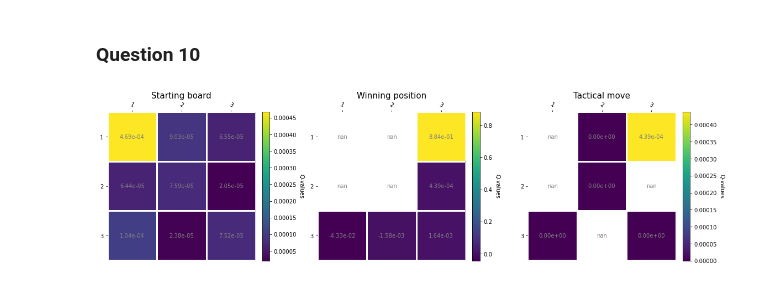
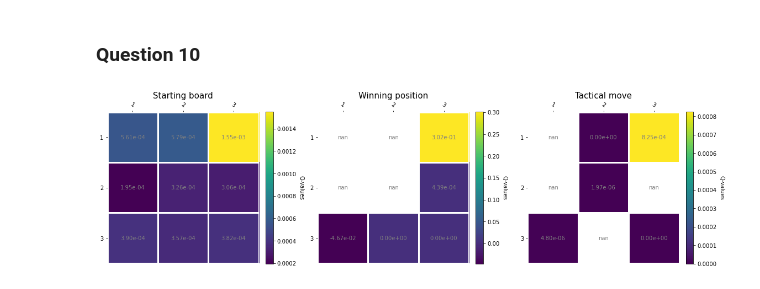
Before and after one commit to Ingloryon/ANN2022_TicTacToe, a Jupyter notebook: QLearning.ipynb, the cells around one changed output. Saved outputs shown, nothing was run; the diff lists cells and outputs as text; code cells hidden in the pictures.

```diff
--- a/QLearning.ipynb
+++ b/QLearning.ipynb
@@ -214,32 +214,32 @@ states = ["---------", "XX-OO----", "X--O-X-O-"]
 titles = ["Starting board", "Winning position", "Tactical move"]
 
 # situation1: Starting board
 """
 - - -
 - - -
 - - -
 """
 # situation2: Winning position
 """
 X X -
 O O -
 - - -
 """
 
 # situation3: Tactical move
 """
 X - -
 O - X
 - O -
 """
 
 # Train the self-learners to obtain final Q-values
 epsilon_min = 0.1
 epsilon_max = 0.8
-n_star = 10000 # TODO change to the best n_start
+n_star = 40000
 training2 = QTraining(lambda ep: max(epsilon_min, epsilon_max*(1-ep/n_star)))
 training2.train(0.5, run_test=False, self_learning=True)
 
 plot_game_heatmaps(states, training2.Q_vals, titles)
 # %% [output]
-[figure, old version]
+[figure, new version]
```
Also changed, not shown: parts of 1 cell of this notebook, 3 other files.
